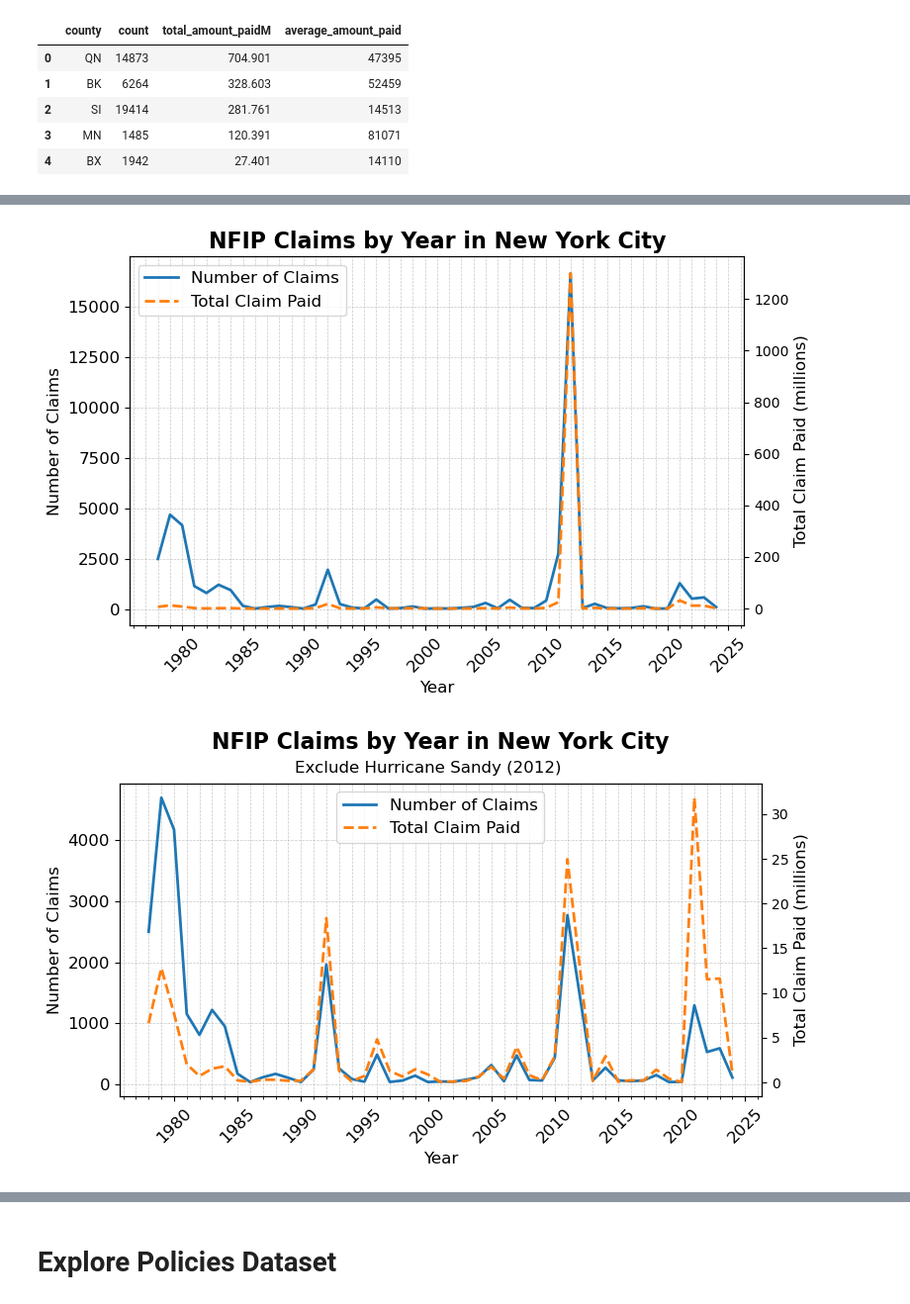
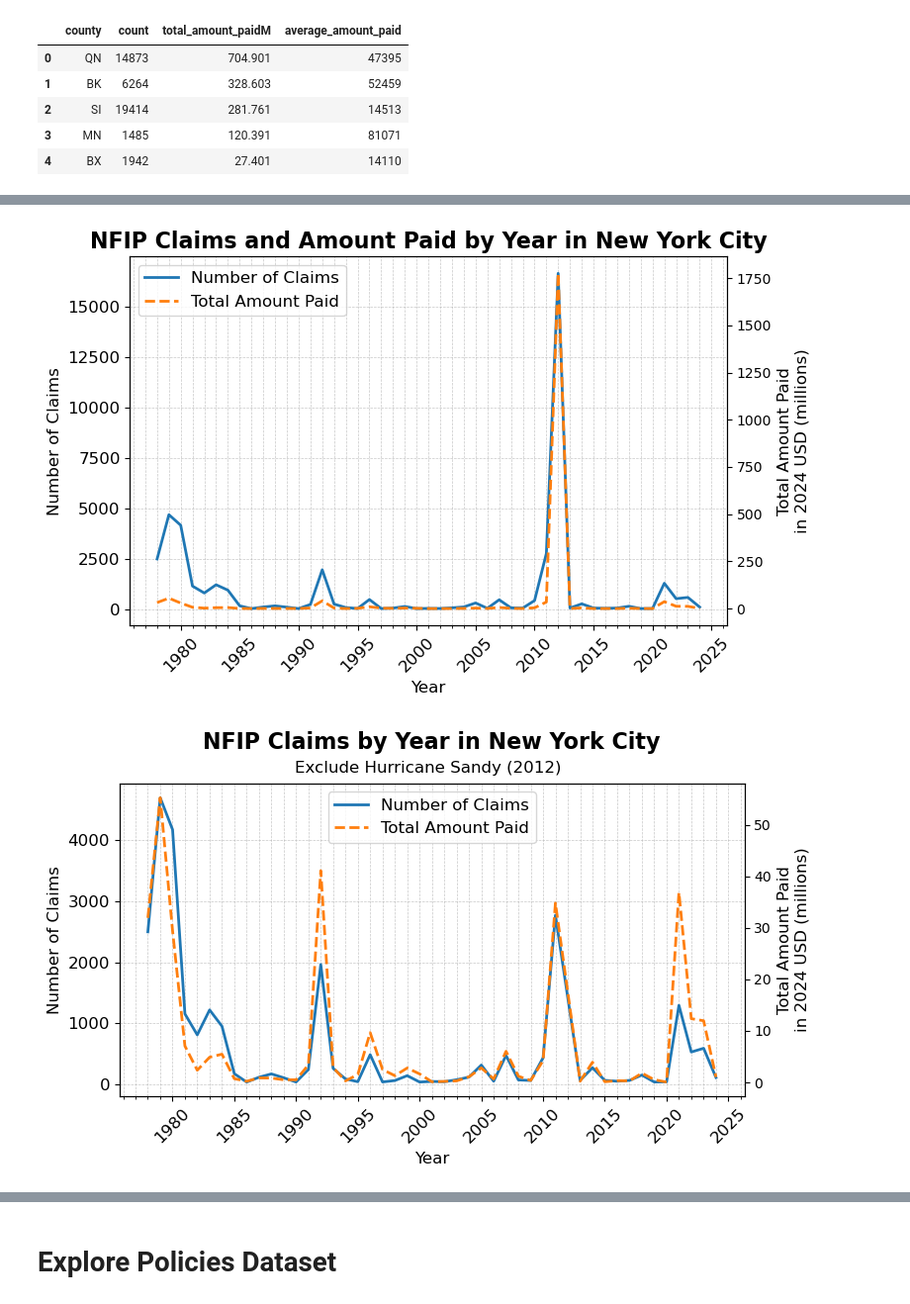
Before and after one commit to mebauer/nyc-odw25-nfip, a Jupyter notebook: figures.ipynb, the cells around one changed output, grey strips where cells are left out. Shown at 99% size. Cells and saved outputs as stored; diff of their text form; code cells hidden in the pictures.

Commit message:
display timeseries plots in 2024 USD

```diff
--- a/figures.ipynb
+++ b/figures.ipynb
@@ -459,23 +522,23 @@ df
 # %%
 sql = """
     SELECT
-        yearOfLoss,
+        yearOfLoss::INT AS yearOfLoss,
         COUNT(*) AS count,
         ROUND(
             SUM(amountPaidOnBuildingClaim)
             + SUM(amountPaidOnContentsClaim)
             + SUM(amountPaidOnIncreasedCostOfComplianceClaim
-        ), 0)::BIGINT AS total_claim_paid,
+        ), 0)::BIGINT AS total_amount_paid,
         ROUND(
             (SUM(amountPaidOnBuildingClaim)
             + SUM(amountPaidOnContentsClaim)
             + SUM(amountPaidOnIncreasedCostOfComplianceClaim)
-        ) / 1_000_000, 3) AS total_claim_paidM,
+        ) / 1_000_000, 3) AS total_amount_paidM,
         ROUND(
             (SUM(amountPaidOnBuildingClaim)
             + SUM(amountPaidOnContentsClaim)
             + SUM(amountPaidOnIncreasedCostOfComplianceClaim)
-        ) / count, 0)::INT AS average_claim_paid
+        ) / count, 0)::INT AS average_amount_paid
     FROM
         claims
     WHERE
@@ -483,7 +546,7 @@ sql = """
     GROUP BY
         yearOfLoss
     ORDER BY
-        total_claim_paid DESC
+        total_amount_paid DESC
 """
 
 df = con.sql(sql).to_df()
@@ -498,3 +561,25 @@ df.head()
 | 2 | 2011 | 2771 | 24945672 | 24.946 | 9002 |
 | 3 | 1992 | 1964 | 18375480 | 18.375 | 9356 |
 | 4 | 1979 | 4693 | 12781324 | 12.781 | 2723 |
+# %%
+# adjust for inflation in 2024 dollars
+df["total_amount_paid2024M"] = df.apply(
+    lambda x: cpi.inflate(
+        x.total_amount_paidM,
+        x.yearOfLoss.astype(int),
+        to=2024),
+    axis=1
+).round(3)
+
+df["average_amount_paid2024"] = df.apply(
+    lambda x: cpi.inflate(
+        x.average_amount_paid,
+        x.yearOfLoss.astype(int),
+        to=2024),
+    axis=1
+).round(0)
+
+(df
+ .sort_values(by='total_amount_paid2024M', ascending=False)
+ .head()
+)
@@ -548,19 +641,19 @@ ax2 = ax1.twinx()
 sns.lineplot(
     data=df,
     x='yearOfLoss',
-    y='total_claim_paidM',
+    y='total_amount_paid2024M',
     ax=ax2,
     color='C1',
     linewidth=2,
     linestyle='--',  # Dashed line for differentiation
-    label='Total Claim Paid'
+    label='Total Amount Paid'
 )
 
 # set the title and labels with clear and concise text
-ax1.set_title('NFIP Claims by Year in New York City', fontsize=16, weight='bold')
+ax1.set_title('NFIP Claims and Amount Paid by Year in New York City', fontsize=16, weight='bold')
 ax1.set_xlabel('Year', fontsize=12)
 ax1.set_ylabel('Number of Claims', fontsize=12)
-ax2.set_ylabel('Total Claim Paid (millions)', fontsize=12)
+ax2.set_ylabel('Total Amount Paid\nin 2024 USD (millions)', fontsize=12)
 
 # set the x-axis major and minor ticks
 ax1.xaxis.set_major_locator(ticker.MultipleLocator(5))
@@ -586,7 +679,7 @@ ax2.legend().set_visible(False)
 plt.tight_layout()
 plt.savefig('figures/claims-paid-amount.png', bbox_inches='tight', dpi=210)
 # %% [output]
-[figure, old version]
+[figure, new version]
 # %%
 fig, ax1 = plt.subplots(figsize=(8, 5))
 
@@ -605,40 +698,40 @@ ax2 = ax1.twinx()
 sns.lineplot(
     data=df.loc[df['yearOfLoss'] != 2012],
     x='yearOfLoss',
-    y='total_claim_paidM',
+    y='total_amount_paid2024M',
     ax=ax2,
     color='C1',
     linewidth=2,
     linestyle='--',
-    label='Total Claim Paid'
+    label='Total Amount Paid'
 )
 
 ax1.set_title('NFIP Claims by Year in New York City\n', fontsize=16, weight='bold')
 ax1.set_xlabel('Year', fontsize=12)
 ax1.set_ylabel('Number of Claims', fontsize=12)
-ax2.set_ylabel('Total Claim Paid (millions)', fontsize=12)
+ax2.set_ylabel('Total Amount Paid\nin 2024 USD (millions)', fontsize=12)
 
 ax1.xaxis.set_major_locator(ticker.MultipleLocator(5))
 ax1.xaxis.set_minor_locator(ticker.MultipleLocator(1))
 
 ax1.tick_params(axis='x', rotation=45)
 ax1.tick_params(axis='both', which='major', labelsize=12)
 ax1.tick_params(axis='both', which='minor', labelsize=10)
 
 ax1.grid(True, which='both', axis='both', linestyle='--', linewidth=0.5, alpha=0.7)
 
 handles, labels = ax1.get_legend_handles_labels()
 handles2, labels2 = ax2.get_legend_handles_labels()
 
 ax1.legend(handles + handles2, labels + labels2, loc='upper center', fontsize=12)
 ax2.legend().set_visible(False)
 
 plt.suptitle('Exclude Hurricane Sandy (2012)', y=.85)
 
 plt.tight_layout()
 plt.savefig('figures/claims-paid-amount-nosandy.png', bbox_inches='tight', dpi=210)
 # %% [output]
-[figure, old version]
+[figure, new version]
 # %%
 fig, ax = plt.subplots(figsize=(8, 5))
 
```
Also changed, not shown: parts of 14 cells of this notebook, 7 other files.
